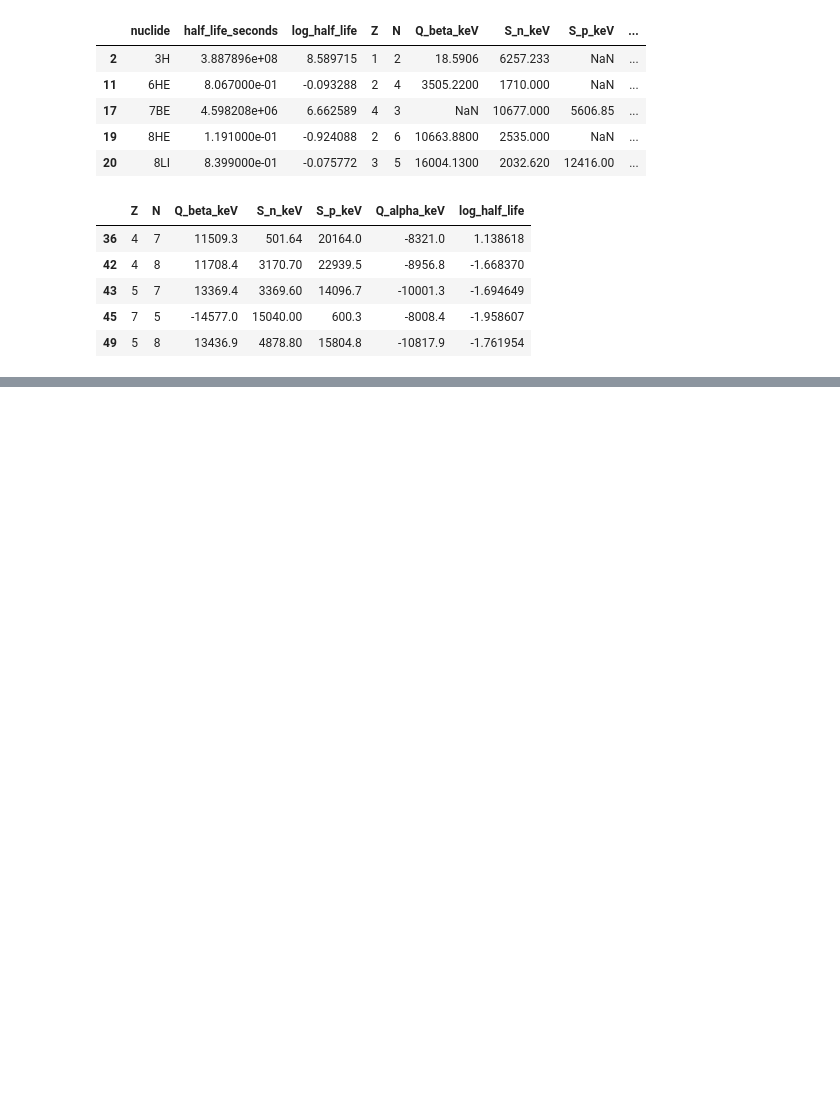
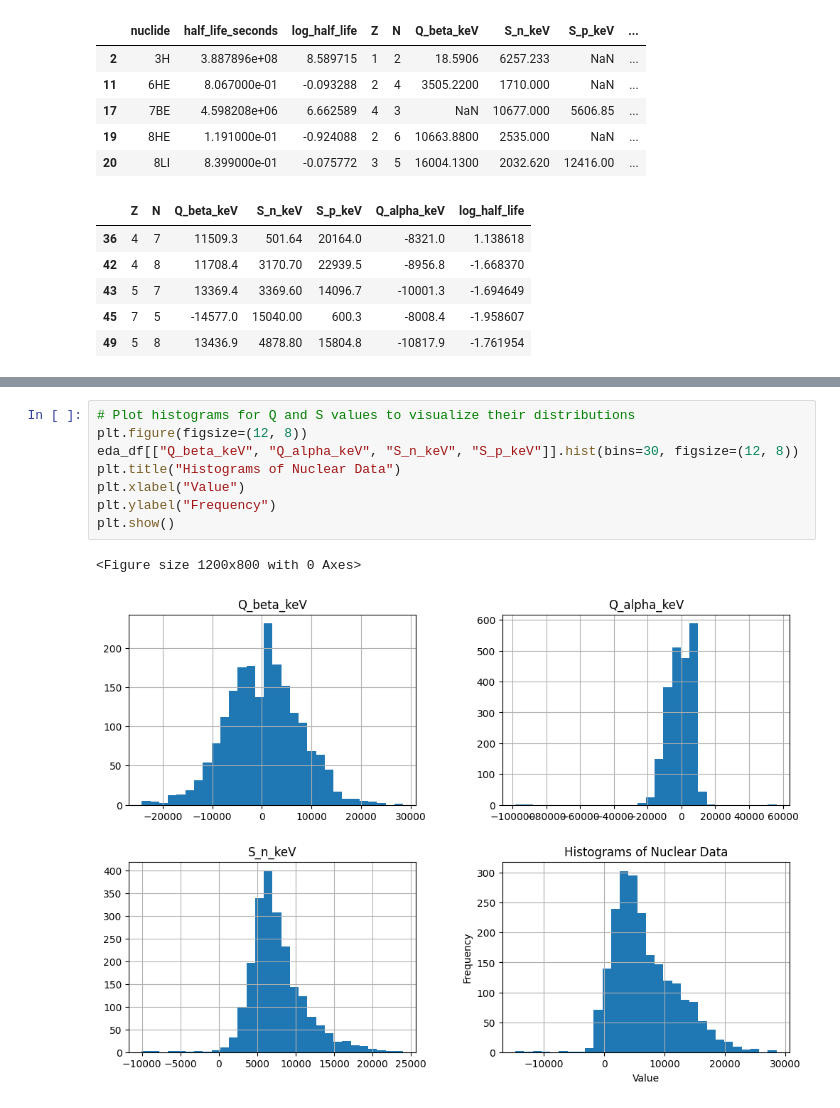
Before and after one commit to BrandonL08/Nuclear-Half-Life-Prediction-CHE1147-Term-Project, a Jupyter notebook: 01_data_cleaning.ipynb, the cells around one changed output, grey strips where cells are left out. Cells and saved outputs as stored; diff of their text form; blank space fills up the shorter version.

```diff
--- a/01_data_cleaning.ipynb
+++ b/01_data_cleaning.ipynb
@@ -251,0 +359,11 @@ Initial modeling dataset shape: (1671, 7)
+# %%
+# Plot histograms for Q and S values to visualize their distributions
+plt.figure(figsize=(12, 8))
+eda_df[["Q_beta_keV", "Q_alpha_keV", "S_n_keV", "S_p_keV"]].hist(bins=30, figsize=(12, 8))
+plt.title("Histograms of Nuclear Data")
+plt.xlabel("Value")
+plt.ylabel("Frequency")
+plt.show()
+# %% [output]
+<Figure size 1200x800 with 0 Axes>
+[figure, added]
```
Also changed, not shown: parts of 4 cells of this notebook, 1 other file.
